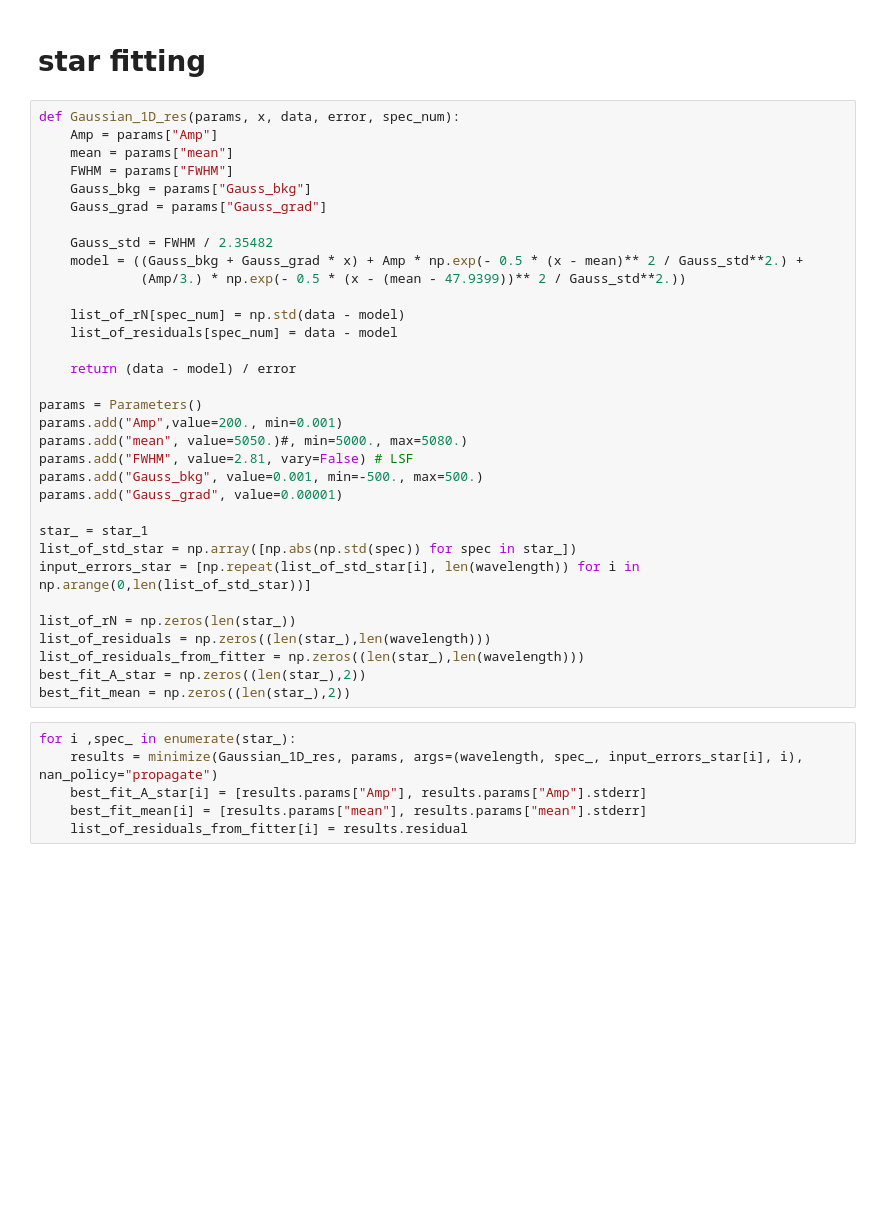
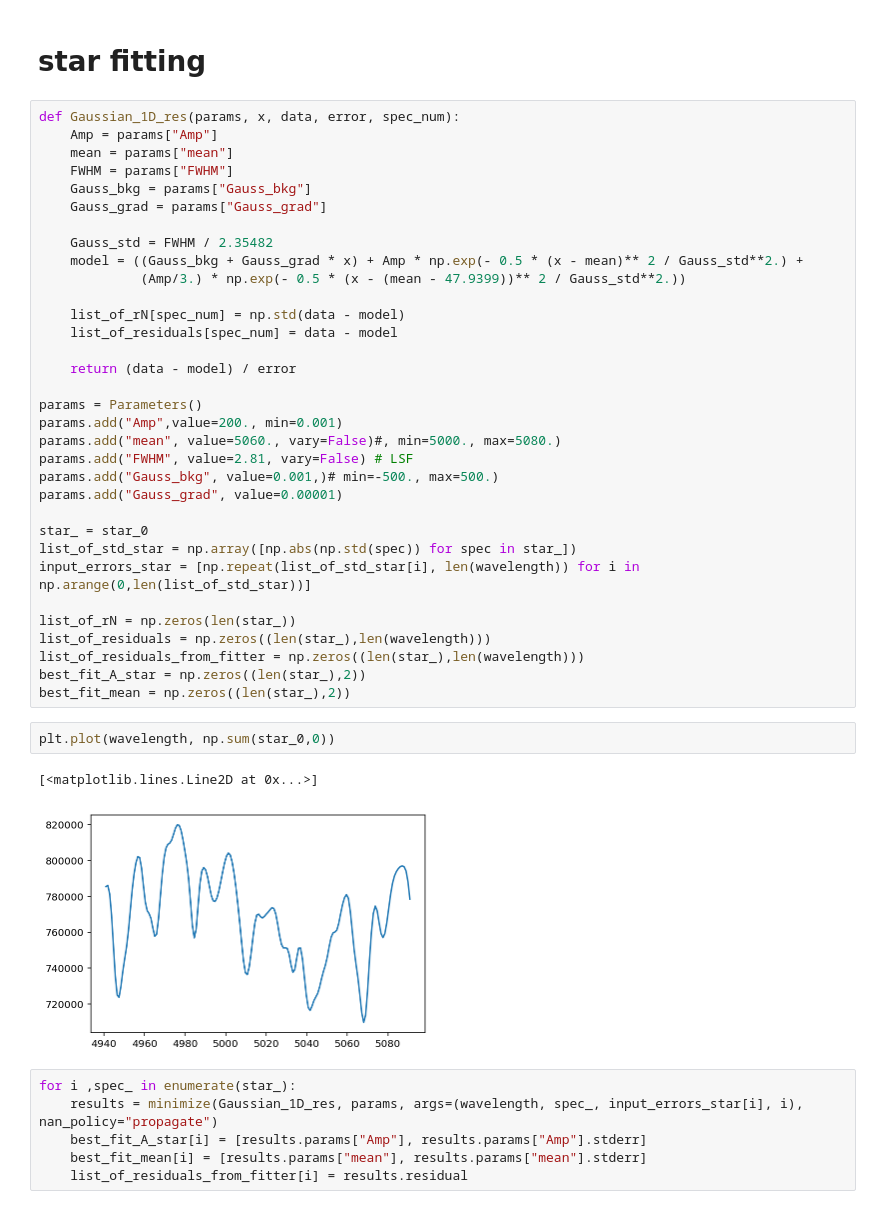
Before and after one commit to tspriggs/MUSE_PNe_fitting, a Jupyter notebook: 1D FCC277.ipynb, the cells around one changed output. Saved outputs shown, nothing was run; the diff lists cells and outputs as text; blank space fills up the shorter version.

```diff
--- a/1D FCC277.ipynb
+++ b/1D FCC277.ipynb
@@ -152,12 +152,12 @@ def Gaussian_1D_res(params, x, data, error, spec_num):
 
 params = Parameters()
 params.add("Amp",value=200., min=0.001)
-params.add("mean", value=5050.)#, min=5000., max=5080.)
+params.add("mean", value=5060., vary=False)#, min=5000., max=5080.)
 params.add("FWHM", value=2.81, vary=False) # LSF
-params.add("Gauss_bkg", value=0.001, min=-500., max=500.)
+params.add("Gauss_bkg", value=0.001,)# min=-500., max=500.)
 params.add("Gauss_grad", value=0.00001)
 
-star_ = star_1
+star_ = star_0
 list_of_std_star = np.array([np.abs(np.std(spec)) for spec in star_])
 input_errors_star = [np.repeat(list_of_std_star[i], len(wavelength)) for i in np.arange(0,len(list_of_std_star))]
 
@@ -166,6 +166,11 @@ list_of_residuals = np.zeros((len(star_),len(wavelength)))
 list_of_residuals_from_fitter = np.zeros((len(star_),len(wavelength)))
 best_fit_A_star = np.zeros((len(star_),2))
 best_fit_mean = np.zeros((len(star_),2))
+# %%
+plt.plot(wavelength, np.sum(star_0,0))
+# %% [output]
+[<matplotlib.lines.Line2D at 0x...>]
+[figure, added]
 # %%
 for i ,spec_ in enumerate(star_):
     results = minimize(Gaussian_1D_res, params, args=(wavelength, spec_, input_errors_star[i], i), nan_policy="propagate")
```
Also changed, not shown: parts of 5 cells of this notebook, 3 other files.
